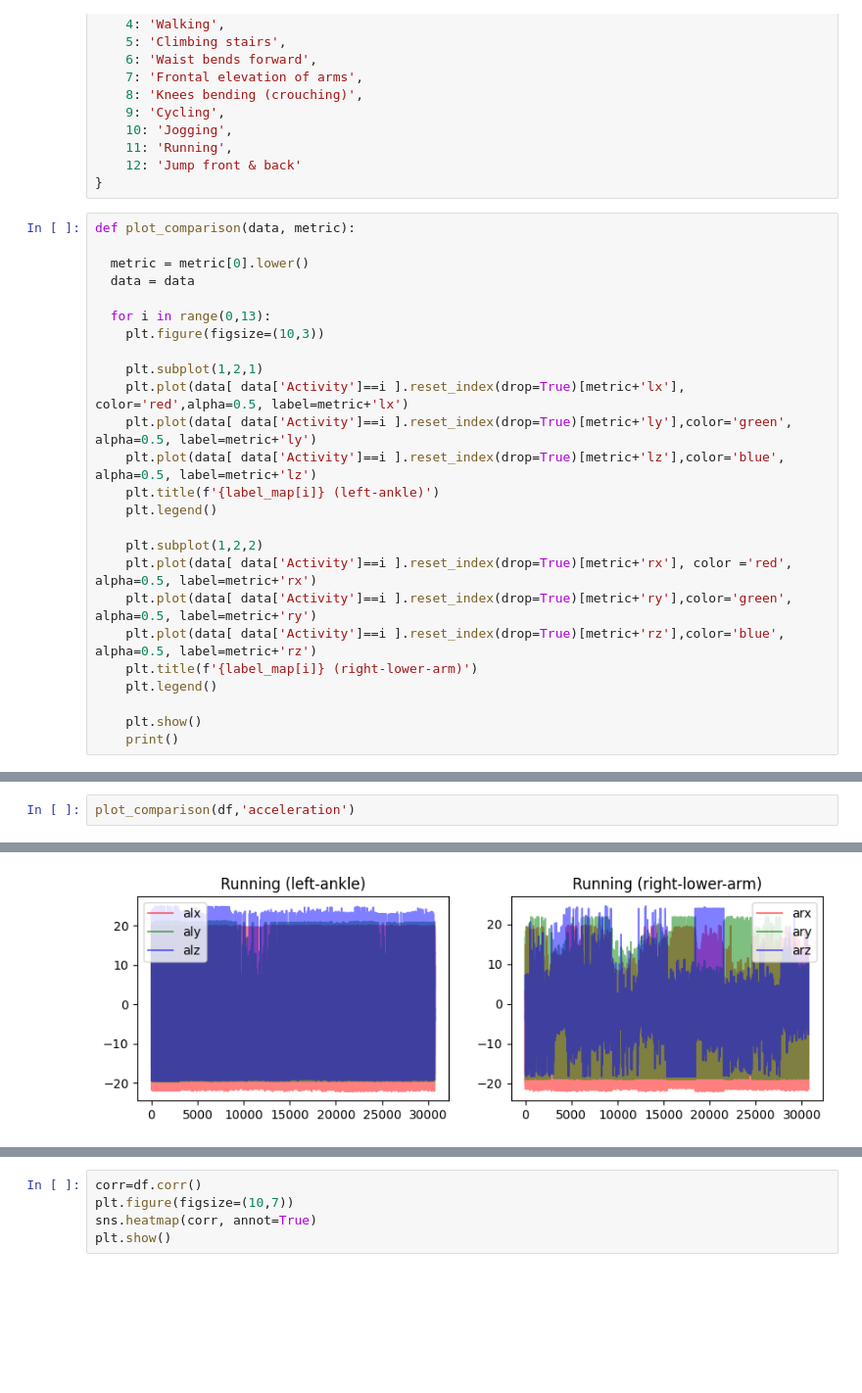
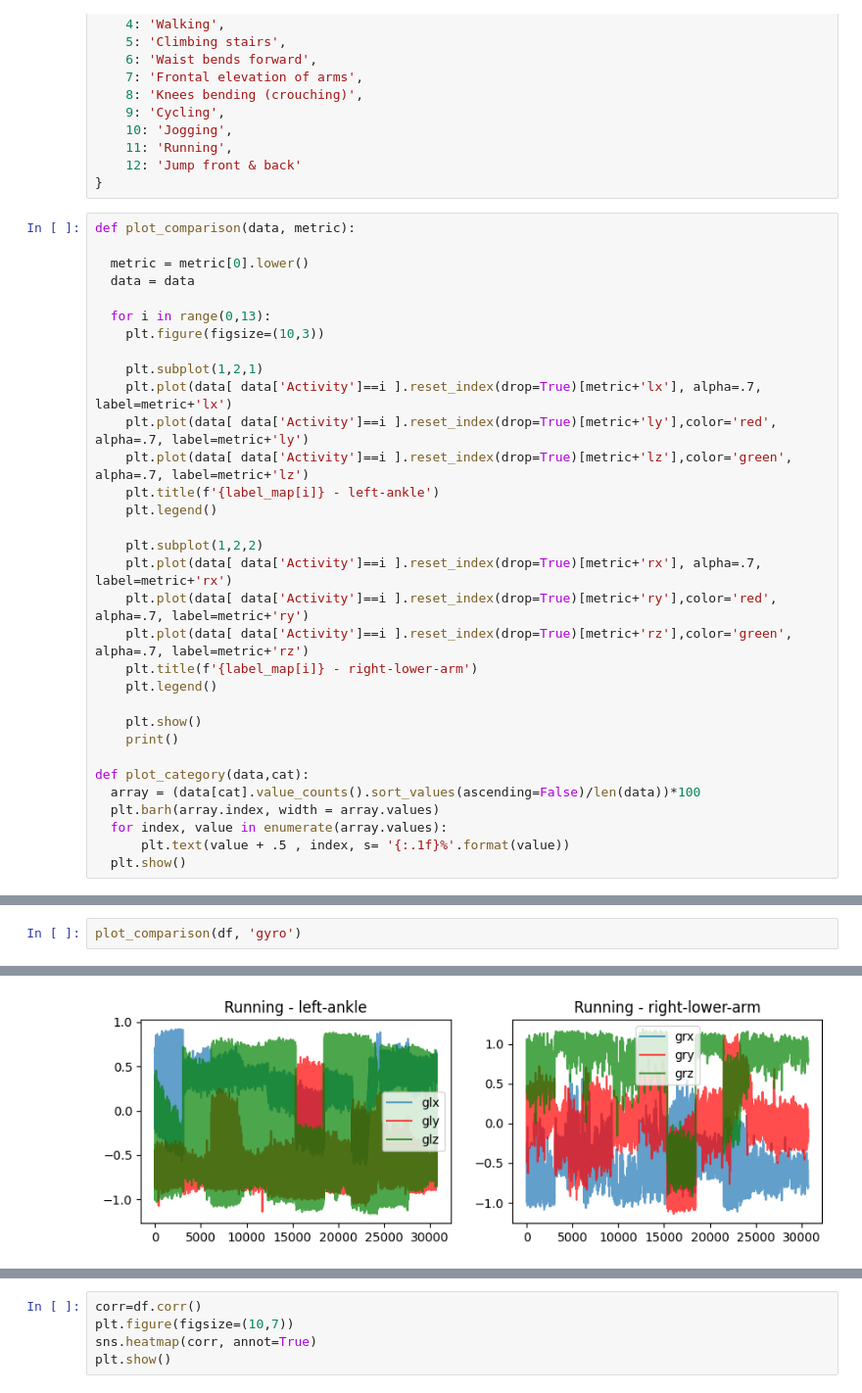
Before and after one commit to hannanote/Mobile_Health_Human_Behavior_Analysis_Project, a Jupyter notebook: MOBILE_HEALTH.ipynb, the cells around one changed output, grey strips where cells are left out. Shown at 98% size. Drawn from its saved outputs; the diff is of its cells as text; blank space fills up the shorter version.

```diff
--- a/MOBILE_HEALTH.ipynb
+++ b/MOBILE_HEALTH.ipynb
@@ -320,18 +298,25 @@ def plot_comparison(data, metric):
     plt.figure(figsize=(10,3))
 
     plt.subplot(1,2,1)
-    plt.plot(data[ data['Activity']==i ].reset_index(drop=True)[metric+'lx'], color='red',alpha=0.5, label=metric+'lx')
-    plt.plot(data[ data['Activity']==i ].reset_index(drop=True)[metric+'ly'],color='green', alpha=0.5, label=metric+'ly')
-    plt.plot(data[ data['Activity']==i ].reset_index(drop=True)[metric+'lz'],color='blue', alpha=0.5, label=metric+'lz')
-    plt.title(f'{label_map[i]} (left-ankle)')
+    plt.plot(data[ data['Activity']==i ].reset_index(drop=True)[metric+'lx'], alpha=.7, label=metric+'lx')
+    plt.plot(data[ data['Activity']==i ].reset_index(drop=True)[metric+'ly'],color='red', alpha=.7, label=metric+'ly')
+    plt.plot(data[ data['Activity']==i ].reset_index(drop=True)[metric+'lz'],color='green', alpha=.7, label=metric+'lz')
+    plt.title(f'{label_map[i]} - left-ankle')
     plt.legend()
 
     plt.subplot(1,2,2)
-    plt.plot(data[ data['Activity']==i ].reset_index(drop=True)[metric+'rx'], color ='red', alpha=0.5, label=metric+'rx')
-    plt.plot(data[ data['Activity']==i ].reset_index(drop=True)[metric+'ry'],color='green', alpha=0.5, label=metric+'ry')
-    plt.plot(data[ data['Activity']==i ].reset_index(drop=True)[metric+'rz'],color='blue', alpha=0.5, label=metric+'rz')
-    plt.title(f'{label_map[i]} (right-lower-arm)')
+    plt.plot(data[ data['Activity']==i ].reset_index(drop=True)[metric+'rx'], alpha=.7, label=metric+'rx')
+    plt.plot(data[ data['Activity']==i ].reset_index(drop=True)[metric+'ry'],color='red', alpha=.7, label=metric+'ry')
+    plt.plot(data[ data['Activity']==i ].reset_index(drop=True)[metric+'rz'],color='green', alpha=.7, label=metric+'rz')
+    plt.title(f'{label_map[i]} - right-lower-arm')
     plt.legend()
 
     plt.show()
     print()
+
+def plot_category(data,cat):
+  array = (data[cat].value_counts().sort_values(ascending=False)/len(data))*100
+  plt.barh(array.index, width = array.values)
+  for index, value in enumerate(array.values):
+      plt.text(value + .5 , index, s= '{:.1f}%'.format(value))
+  plt.show()
@@ -338,3 +339,3 @@ def plot_comparison(data, metric):
 # %%
-plot_comparison(df,'acceleration')
+plot_comparison(df, 'gyro')
 # %% [output]
@@ -352 +353 @@ plot_comparison(df,'acceleration')
-[figure, old version]
+[figure, new version]
```
Also changed, not shown: parts of 17 cells of this notebook.
